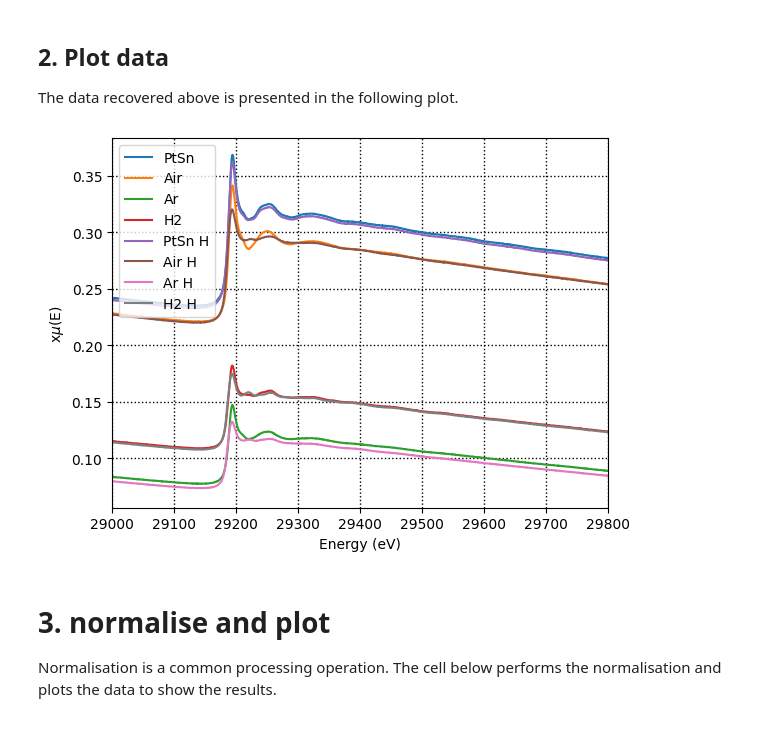
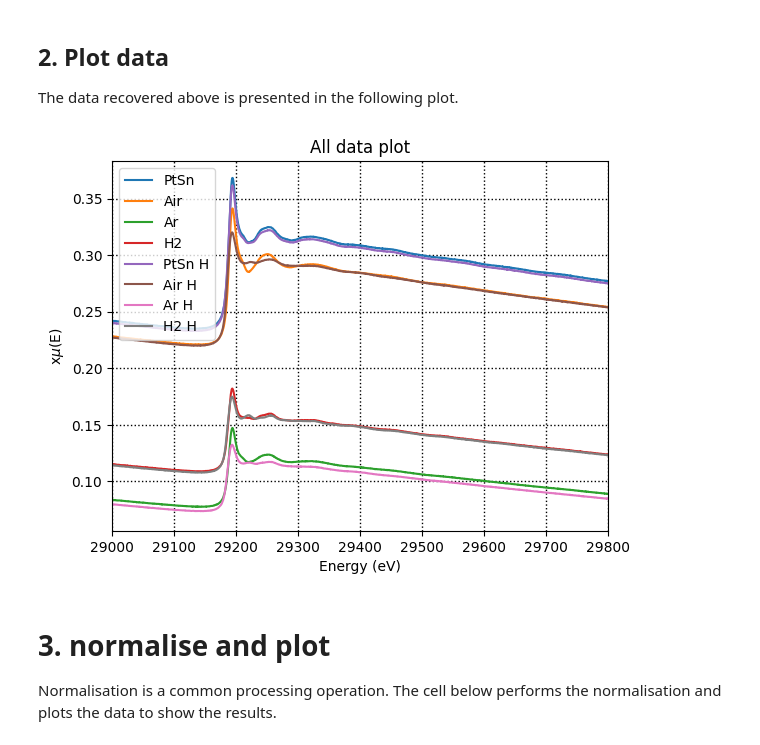
Before and after one commit to scman1/psdi_webinar, a Jupyter notebook: e01_read_data/ReadData.ipynb, the cells around one changed output. Drawn from its saved outputs; the diff is of its cells as text; code cells hidden in the pictures.

```diff
--- a/e01_read_data/ReadData.ipynb
+++ b/e01_read_data/ReadData.ipynb
@@ -122,14 +118,19 @@ for a_sample in mapping_data['data_mapping'][0]['file_mappings']:
 ## 2. Plot data
 The data recovered above is presented in the following plot.
 # %%
+# get parameters for plotting
+x_min = operations_data['task_list'][0]['variables']["x_min"]
+x_max = operations_data['task_list'][0]['variables']["x_max"]
+
+# use parameters for plotting
 for a_sample in merged_results:
    plt = athenamgr.plot_mu(merged_results[a_sample])
 
-plt.title("")
-plt.xlim([29000, 29800])
+plt.title("All data plot")
+plt.xlim([x_min, x_max])
 plt.show()
 # %% [output]
-[figure, old version]
+[figure, new version]
 # %% [markdown]
 # 3. normalise and plot
 Normalisation is a common processing operation. The cell below performs the normalisation and plots the data to show the results.
```
Also changed, not shown: parts of 3 cells of this notebook, 1 other file.
